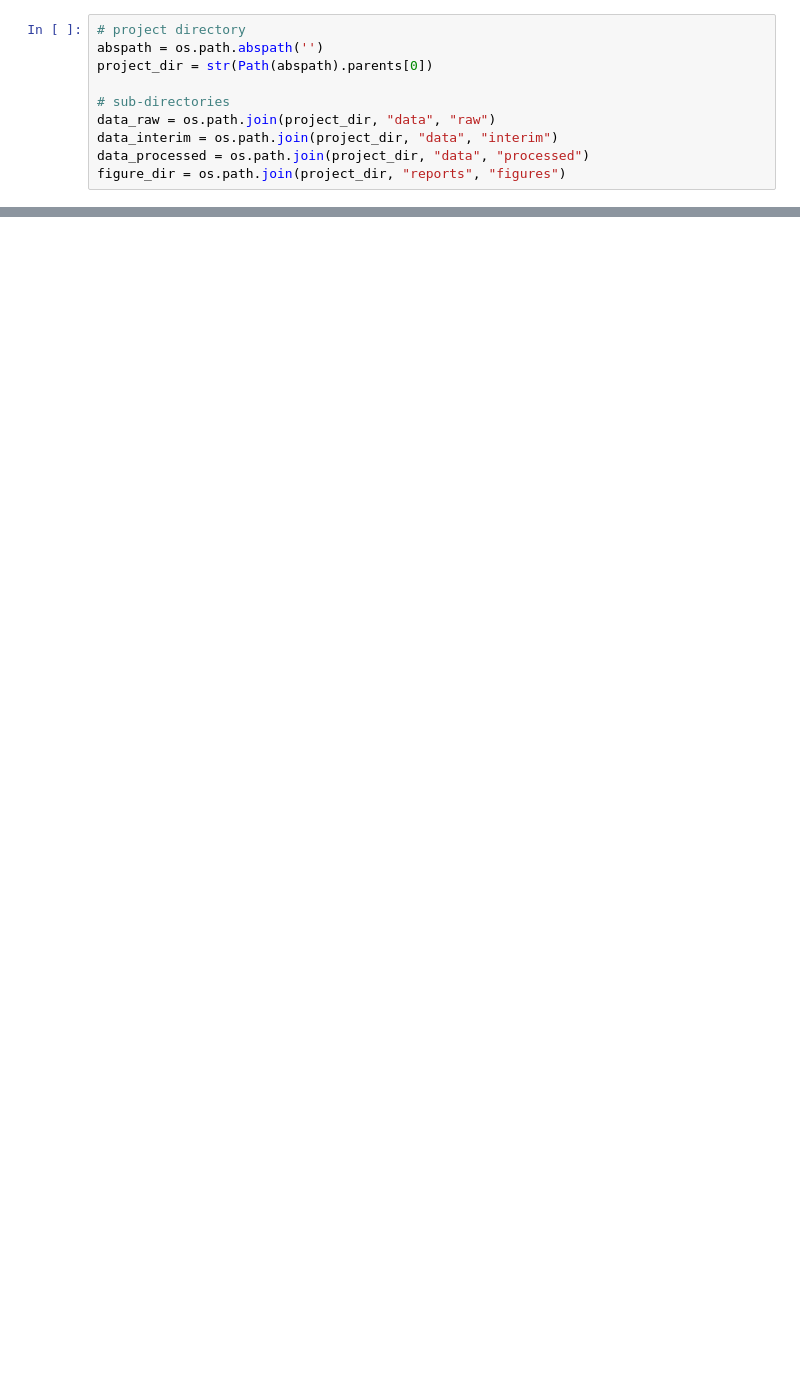
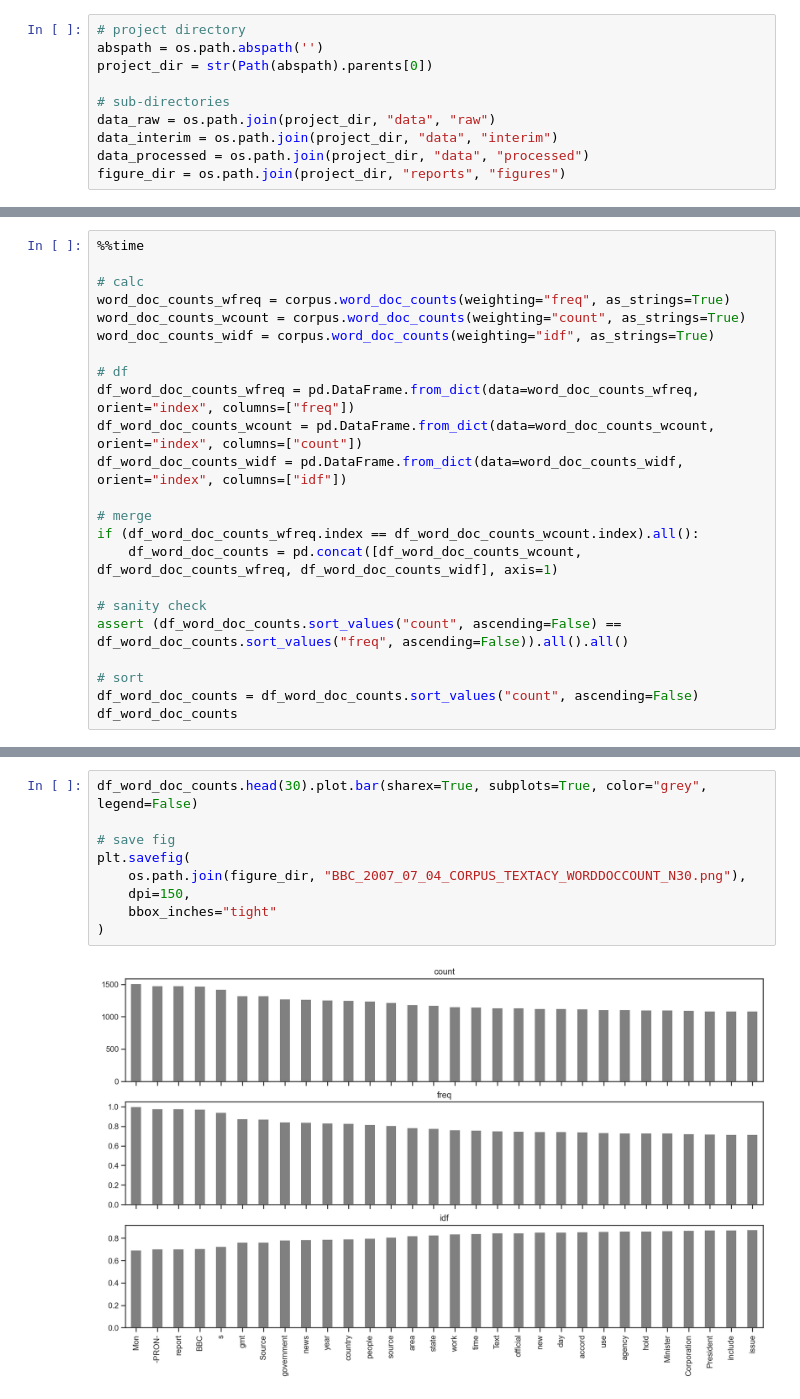
Before and after one commit to derpyninja/nlp4cciwr, a Jupyter notebook: notebooks/01-fz-bbc-monitoring-corpus-exploration.ipynb, the cells around one changed output, grey strips where cells are left out. Cells and saved outputs as stored; diff of their text form; blank space fills up the shorter version.

```diff
--- a/notebooks/01-fz-bbc-monitoring-corpus-exploration.ipynb
+++ b/notebooks/01-fz-bbc-monitoring-corpus-exploration.ipynb
@@ -86,0 +172,23 @@ Vectorization
+# %%
+%%time
+
+# calc
+word_doc_counts_wfreq = corpus.word_doc_counts(weighting="freq", as_strings=True)
+word_doc_counts_wcount = corpus.word_doc_counts(weighting="count", as_strings=True)
+word_doc_counts_widf = corpus.word_doc_counts(weighting="idf", as_strings=True)
+
+# df
+df_word_doc_counts_wfreq = pd.DataFrame.from_dict(data=word_doc_counts_wfreq, orient="index", columns=["freq"])
+df_word_doc_counts_wcount = pd.DataFrame.from_dict(data=word_doc_counts_wcount, orient="index", columns=["count"])
+df_word_doc_counts_widf = pd.DataFrame.from_dict(data=word_doc_counts_widf, orient="index", columns=["idf"])
+
+# merge
+if (df_word_doc_counts_wfreq.index == df_word_doc_counts_wcount.index).all():
+    df_word_doc_counts = pd.concat([df_word_doc_counts_wcount, df_word_doc_counts_wfreq, df_word_doc_counts_widf], axis=1)
+
+# sanity check
+assert (df_word_doc_counts.sort_values("count", ascending=False) == df_word_doc_counts.sort_values("freq", ascending=False)).all().all()
+
+# sort
+df_word_doc_counts = df_word_doc_counts.sort_values("count", ascending=False)
+df_word_doc_counts
@@ -86,0 +211,11 @@ Vectorization
+# %%
+df_word_doc_counts.head(30).plot.bar(sharex=True, subplots=True, color="grey", legend=False)
+
+# save fig
+plt.savefig(
+    os.path.join(figure_dir, "BBC_2007_07_04_CORPUS_TEXTACY_WORDDOCCOUNT_N30.png"),
+    dpi=150,
+    bbox_inches="tight"
+)
+# %% [output]
+[figure, added]
```
Also changed, not shown: parts of 19 cells of this notebook, 3 other files.
